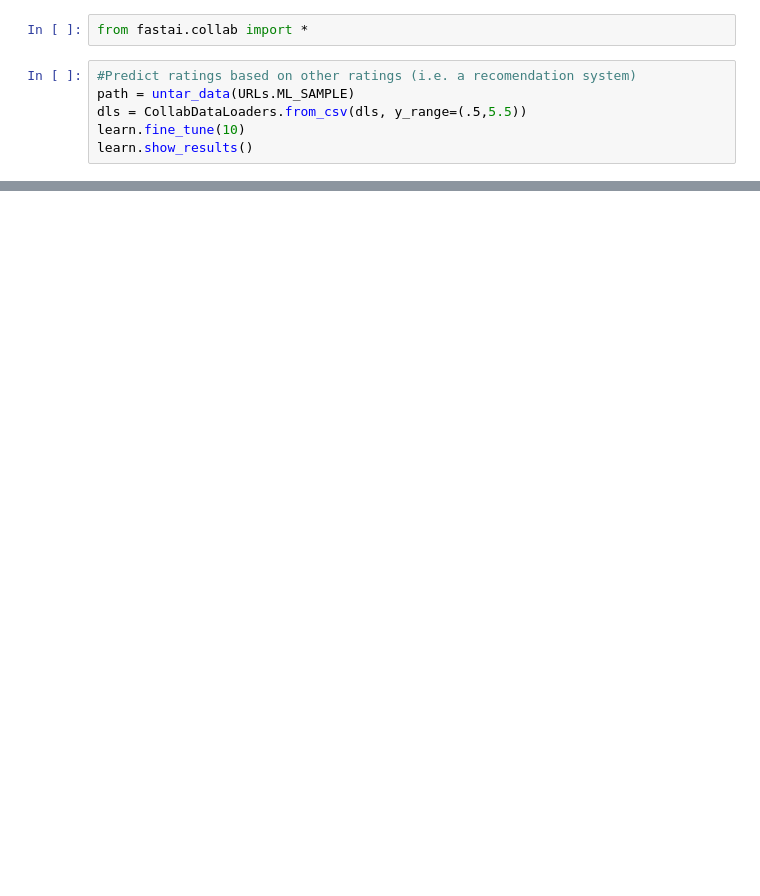
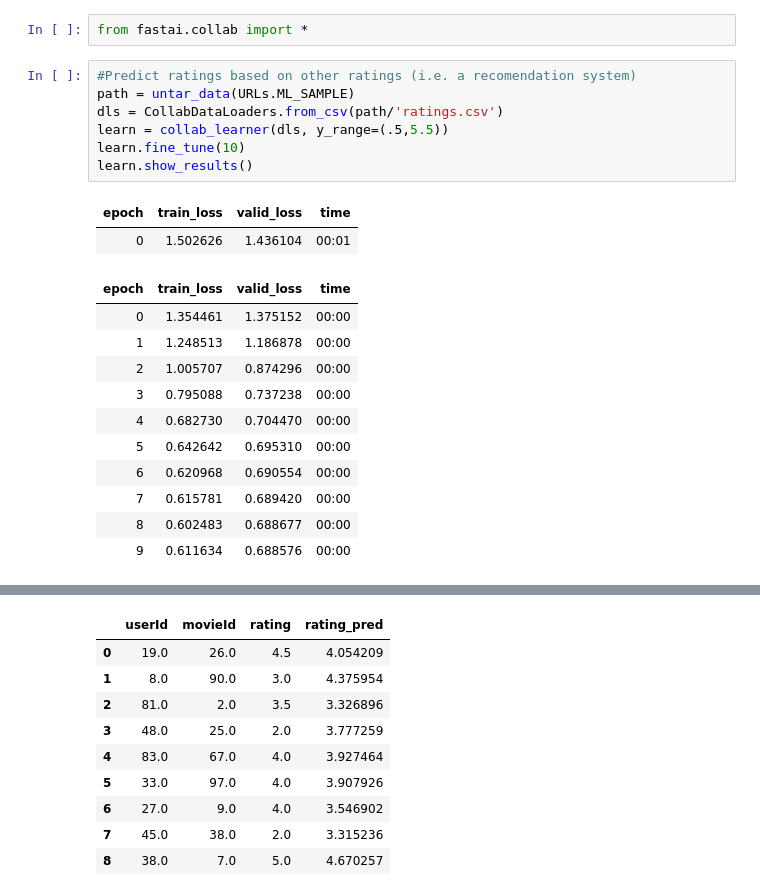
Before and after one commit to steimel60/ML, a Jupyter notebook: DeepLearning/fastai_intro.ipynb, the cells around one changed output, grey strips where cells are left out. Cells and saved outputs as stored; diff of their text form; blank space fills up the shorter version.

```diff
--- a/DeepLearning/fastai_intro.ipynb
+++ b/DeepLearning/fastai_intro.ipynb
@@ -112,6 +120,21 @@ from fastai.collab import *
 # %%
 #Predict ratings based on other ratings (i.e. a recomendation system)
 path = untar_data(URLs.ML_SAMPLE)
-dls = CollabDataLoaders.from_csv(dls, y_range=(.5,5.5))
+dls = CollabDataLoaders.from_csv(path/'ratings.csv')
+learn = collab_learner(dls, y_range=(.5,5.5))
 learn.fine_tune(10)
 learn.show_results()
+# %% [output]
+| epoch | train_loss | valid_loss | time |
+| 0 | 1.502626 | 1.436104 | 00:01 |
+| epoch | train_loss | valid_loss | time |
+| 0 | 1.354461 | 1.375152 | 00:00 |
+| 1 | 1.248513 | 1.186878 | 00:00 |
+| 2 | 1.005707 | 0.874296 | 00:00 |
+| 3 | 0.795088 | 0.737238 | 00:00 |
+| 4 | 0.682730 | 0.704470 | 00:00 |
+| 5 | 0.642642 | 0.695310 | 00:00 |
+| 6 | 0.620968 | 0.690554 | 00:00 |
+| 7 | 0.615781 | 0.689420 | 00:00 |
+| 8 | 0.602483 | 0.688677 | 00:00 |
+| 9 | 0.611634 | 0.688576 | 00:00 |
@@ -117,0 +142,10 @@ learn.show_results()
+|  | userId | movieId | rating | rating_pred |
+| 0 | 19.0 | 26.0 | 4.5 | 4.054209 |
+| 1 | 8.0 | 90.0 | 3.0 | 4.375954 |
+| 2 | 81.0 | 2.0 | 3.5 | 3.326896 |
+| 3 | 48.0 | 25.0 | 2.0 | 3.777259 |
+| 4 | 83.0 | 67.0 | 4.0 | 3.927464 |
+| 5 | 33.0 | 97.0 | 4.0 | 3.907926 |
+| 6 | 27.0 | 9.0 | 4.0 | 3.546902 |
+| 7 | 45.0 | 38.0 | 2.0 | 3.315236 |
+| 8 | 38.0 | 7.0 | 5.0 | 4.670257 |
```
Also changed, not shown: parts of 4 cells of this notebook.
